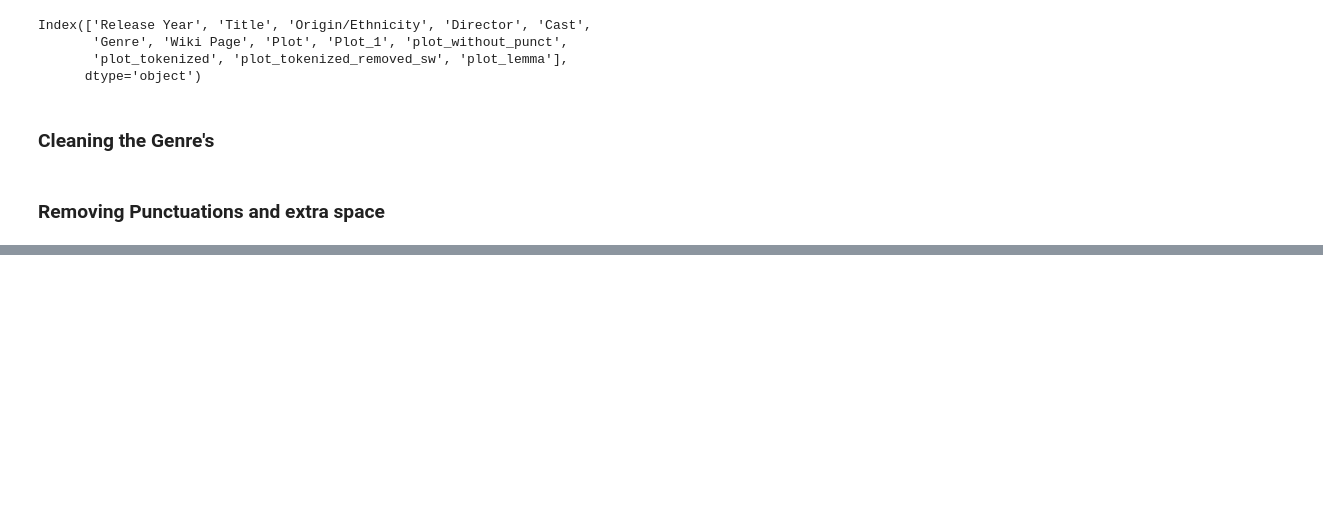
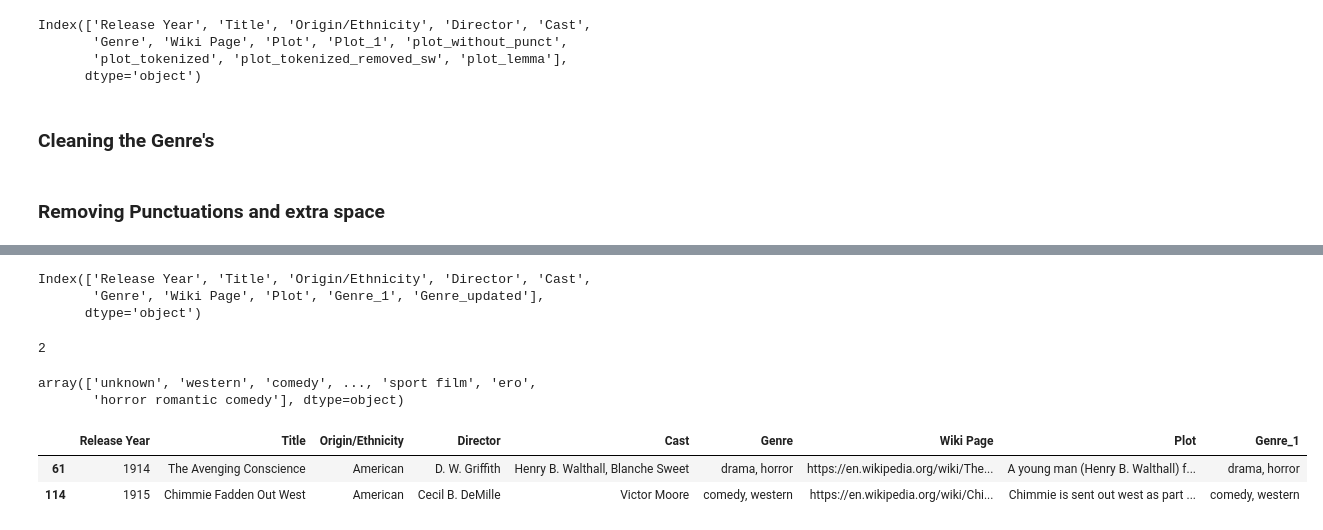
Before and after one commit to erickeagle/Wikipedia-Movies-Data-EDA-NLP-Redcommendation-System-, a Jupyter notebook: Cleaning_data.ipynb, the cells around one changed output, grey strips where cells are left out. Drawn from its saved outputs; the diff is of its cells as text; code cells hidden in the pictures; blank space fills up the shorter version.

```diff
--- a/Cleaning_data.ipynb
+++ b/Cleaning_data.ipynb
@@ -210,0 +188,6 @@ df
+# %%
+new_df.columns
+# %% [output]
+Index(['Release Year', 'Title', 'Origin/Ethnicity', 'Director', 'Cast',
+       'Genre', 'Wiki Page', 'Plot', 'Genre_1', 'Genre_updated'],
+      dtype='object')
@@ -210,0 +199,15 @@ df
+# %%
+pd.Series([','  in genre for genre in df['Genre']]).nunique()
+# %% [output]
+2
+# %%
+df['Genre'][[',' not in genre for genre in df['Genre']]].unique()
+# %% [output]
+array(['unknown', 'western', 'comedy', ..., 'sport film', 'ero',
+       'horror romantic comedy'], dtype=object)
+# %%
+df2
+# %% [output]
+|  | Release Year | Title | Origin/Ethnicity | Director | Cast | Genre | Wiki Page | Plot | Genre_1 |
+| 61 | 1914 | The Avenging Conscience | American | D. W. Griffith | Henry B. Walthall, Blanche Sweet | drama, horror | https://en.wikipedia.org/wiki/The... | A young man (Henry B. Walthall) f... | drama, horror |
+| 114 | 1915 | Chimmie Fadden Out West | American | Cecil B. DeMille | Victor Moore | comedy, western | https://en.wikipedia.org/wiki/Chi... | Chimmie is sent out west as part ... | comedy, western |
```
Also changed, not shown: parts of 20 cells of this notebook.
